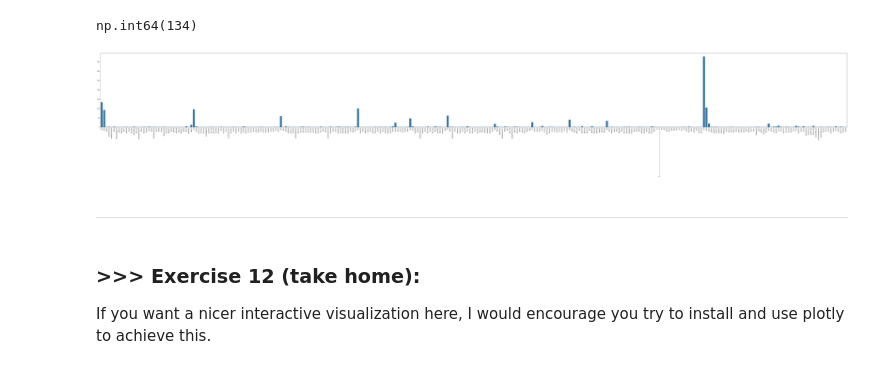
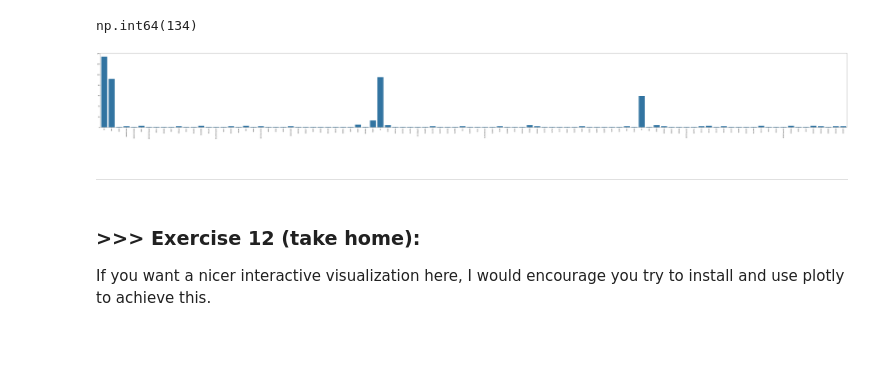
Before and after one commit to HongXiangSu/DM2025-Lab1-Exercise, a Jupyter notebook: DM2025-Lab1-Master.ipynb, the cells around one changed output. Saved outputs shown, nothing was run; the diff lists cells and outputs as text; code cells hidden in the pictures; blank space fills up the shorter version.

```diff
--- a/DM2025-Lab1-Master.ipynb
+++ b/DM2025-Lab1-Master.ipynb
@@ -212,6 +216,7 @@ As you may have already noticed as well, there is no **tabular format** for the
 # %% [markdown]
 Here is one way to get access to the *text* version of the label of a subset of our training data:
 # %%
-for t in twenty_train.target[:10]:
-    print(twenty_train.target_names[t])
+for i in twenty_train.target[:10]:
+    print
+    print("\n".join(twenty_train.data[i].split("\n")))
 # %% [output]
@@ -1023,11 +1164,11 @@ term_frequencies[0] #sum of first term: 00
 np.int64(134)
 # %%
 plt.subplots(figsize=(100, 10))
-g = sns.barplot(x=count_vect.get_feature_names_out()[:300],
-            y=term_frequencies[:300])
-g.set_xticklabels(count_vect.get_feature_names_out()[:300], rotation = 90);
+g = sns.barplot(x=count_vect.get_feature_names_out()[:100],
+            y=term_frequencies[:100])
+g.set_xticklabels(count_vect.get_feature_names_out()[:100], rotation = 90);
 # %% [output]
-[figure, old version]
+[figure, new version]
 # %% [markdown]
 ---
 # %% [markdown]
```
Also changed, not shown: parts of 82 cells of this notebook, 4 other files.
